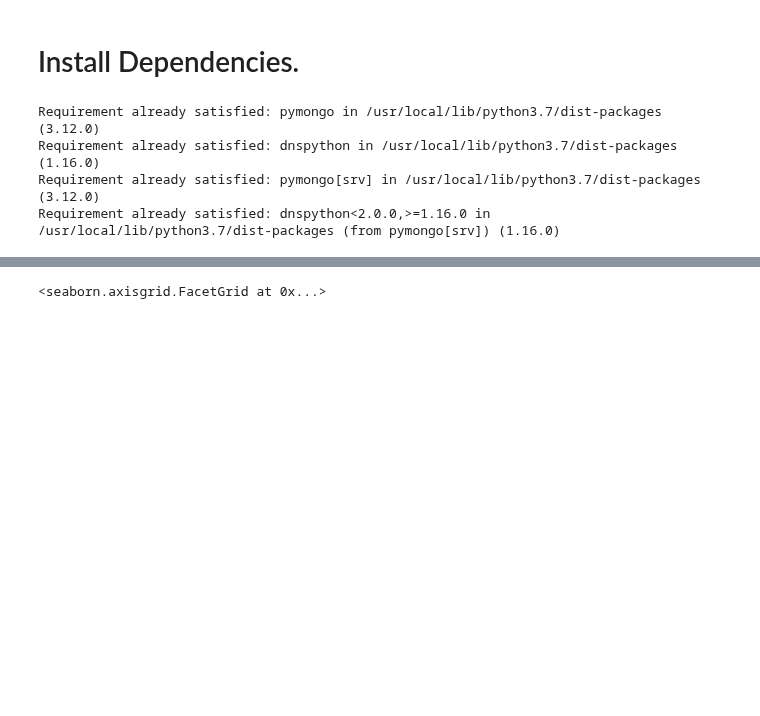
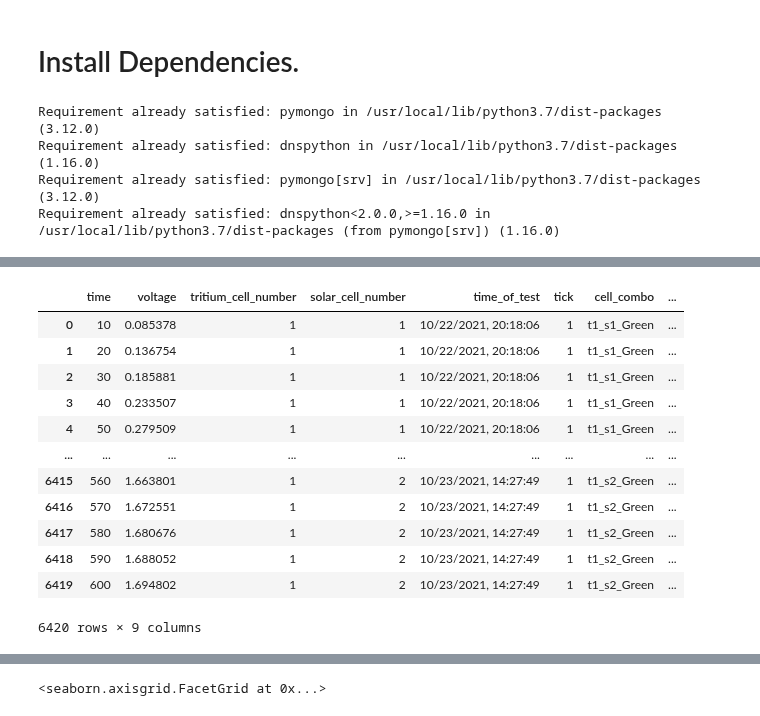
Before and after one commit to darkmatter2222/Nuclear-Battery, a Jupyter notebook: measurement_techniques/analiyze_measurements/single_cell_performance_testing.ipynb, the cells around one changed output, grey strips where cells are left out. Drawn from its saved outputs; the diff is of its cells as text; code cells hidden in the pictures; blank space fills up the shorter version.

```diff
--- a/measurement_techniques/analiyze_measurements/single_cell_performance_testing.ipynb
+++ b/measurement_techniques/analiyze_measurements/single_cell_performance_testing.ipynb
@@ -75,3 +78,19 @@ for index in tqdm(df.index):
+# %%
+df
+# %% [output]
+|  | time | voltage | tritium_cell_number | solar_cell_number | time_of_test | tick | cell_combo | ... |
+| 0 | 10 | 0.085378 | 1 | 1 | 10/22/2021, 20:18:06 | 1 | t1_s1_Green | ... |
+| 1 | 20 | 0.136754 | 1 | 1 | 10/22/2021, 20:18:06 | 1 | t1_s1_Green | ... |
+| 2 | 30 | 0.185881 | 1 | 1 | 10/22/2021, 20:18:06 | 1 | t1_s1_Green | ... |
+| 3 | 40 | 0.233507 | 1 | 1 | 10/22/2021, 20:18:06 | 1 | t1_s1_Green | ... |
+| 4 | 50 | 0.279509 | 1 | 1 | 10/22/2021, 20:18:06 | 1 | t1_s1_Green | ... |
+| ... | ... | ... | ... | ... | ... | ... | ... | ... |
+| 6415 | 560 | 1.663801 | 1 | 2 | 10/23/2021, 14:27:49 | 1 | t1_s2_Green | ... |
+| 6416 | 570 | 1.672551 | 1 | 2 | 10/23/2021, 14:27:49 | 1 | t1_s2_Green | ... |
+| 6417 | 580 | 1.680676 | 1 | 2 | 10/23/2021, 14:27:49 | 1 | t1_s2_Green | ... |
+| 6418 | 590 | 1.688052 | 1 | 2 | 10/23/2021, 14:27:49 | 1 | t1_s2_Green | ... |
+| 6419 | 600 | 1.694802 | 1 | 2 | 10/23/2021, 14:27:49 | 1 | t1_s2_Green | ... |
+6420 rows × 9 columns
 # %%
 import seaborn as sns
 import matplotlib.pyplot as plt
```
Also changed, not shown: parts of 4 cells of this notebook.
